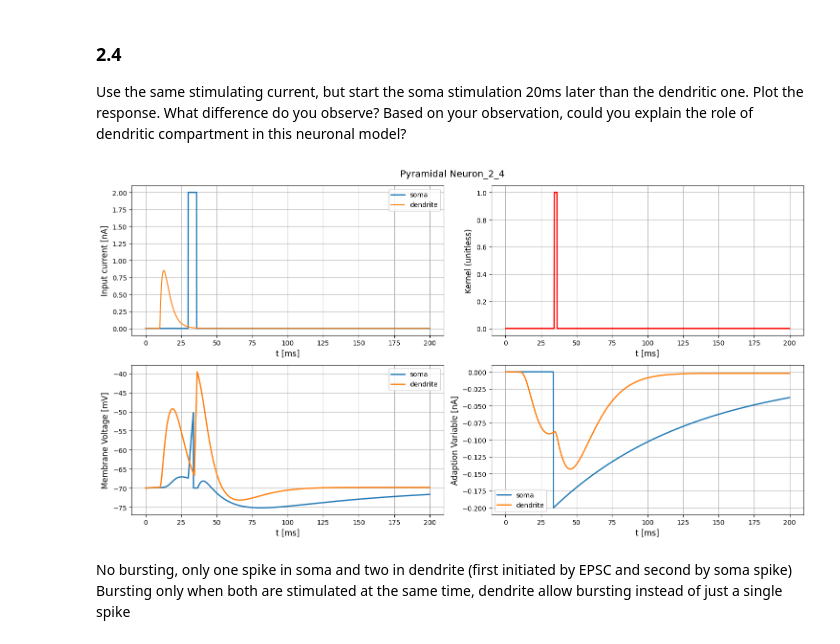
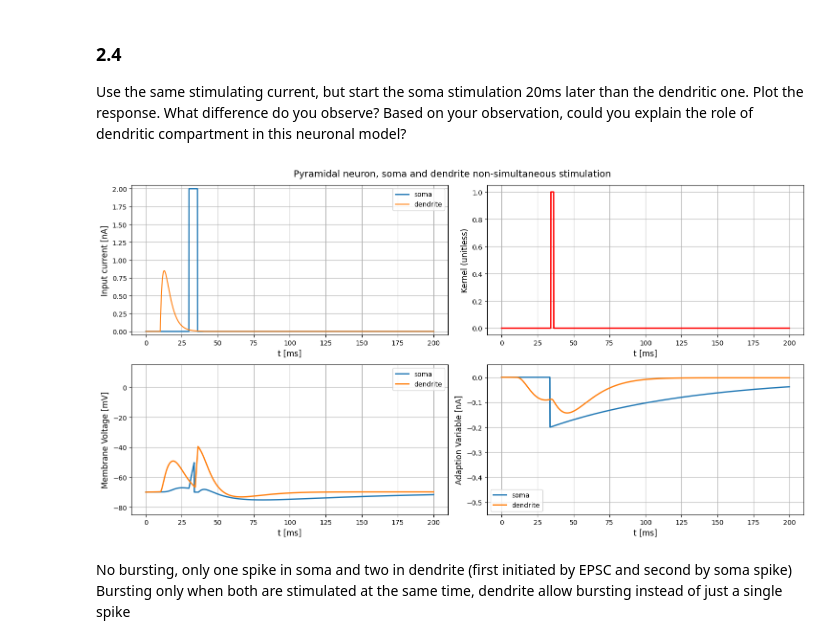
Before and after one commit to lniederhauser/neuronal_dynamics_miniproject, a Jupyter notebook: main.ipynb, the cells around one changed output. Saved outputs shown, nothing was run; the diff lists cells and outputs as text; code cells hidden in the pictures.

```diff
--- a/main.ipynb
+++ b/main.ipynb
@@ -247,9 +249,9 @@ Use the same stimulating current, but start the soma stimulation 20ms later than
 # %%
 current_soma = input_factory.get_step_current(t_start=30, t_end=35, unit_time=b2.ms, amplitude=2 * b2.nA)
 state_monitor = simulate_pyramidal_neuron(tau_s = TAU_s, tau_d = TAU_d, C_s = C_s, C_d = C_d, v_rest = E_L, b= b_w_s, v_spike = E_th, tau_w_s = TAU_w_s, tau_w_d = TAU_w_d, I_s = current_soma, I_d = current_dendrite, a = a_w_d, E_d = E_d, D_d = D_d, g_d = g_d, g_s = g_s, c_d = c_d,T_refractory = T_ref)
-plot_pyramidal(state_monitor, current_s=current_soma, current_d=current_dendrite, title="Pyramidal Neuron_2_4", savefig=True)
+plot_pyramidal(state_monitor, current_s=current_soma, current_d=current_dendrite, title="Pyramidal neuron, soma and dendrite non-simultaneous stimulation", savefig=True, set_ylim=True)
 # %% [output]
-[figure, old version]
+[figure, new version]
 # %% [markdown]
 No bursting, only one spike in soma and two in dendrite (first initiated by EPSC and second by soma spike)
 Bursting only when both are stimulated at the same time, dendrite allow bursting instead of just a single spike
```
Also changed, not shown: parts of 11 cells of this notebook, 2 other files.
